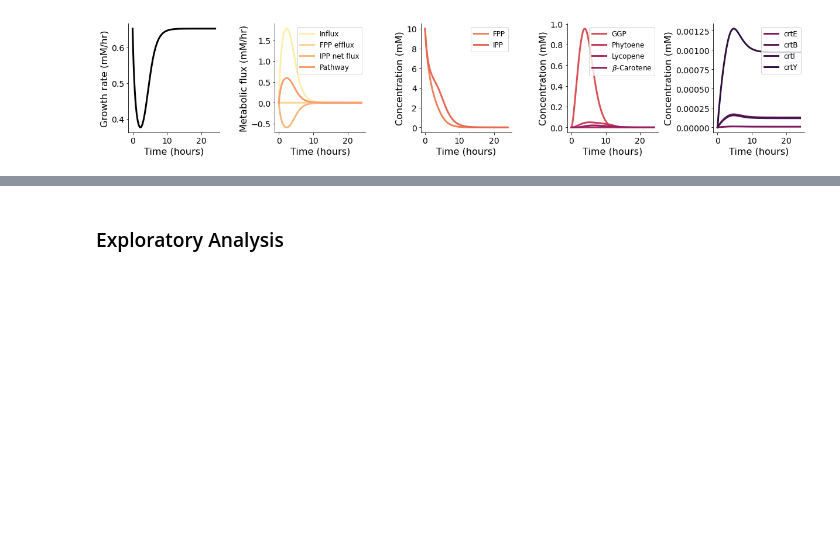
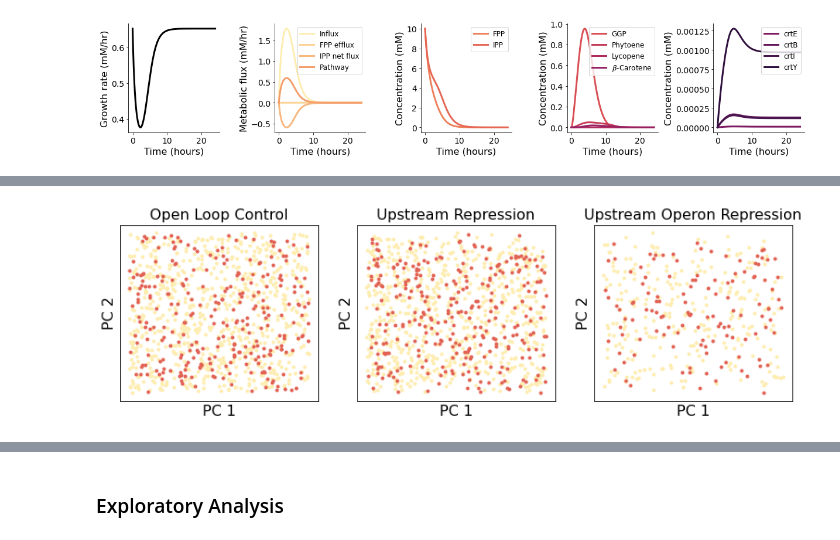
Before and after one commit to cjmerzbacher/joint-simulator, a Jupyter notebook: beta_carotene/bcar_viz.ipynb, the cells around one changed output, grey strips where cells are left out. Drawn from its saved outputs; the diff is of its cells as text; code cells hidden in the pictures; blank space fills up the shorter version.

```diff
--- a/beta_carotene/bcar_viz.ipynb
+++ b/beta_carotene/bcar_viz.ipynb
@@ -144,0 +149,18 @@ fig.savefig("../figs/bcar_samplesim.png", dpi=300)
+# %%
+##Read in data (burden already computed)
+sum_nc = pd.read_csv('F:/burden/beta_carotene/nc/sum_data_nc_feas.csv')
+sum_ur = pd.read_csv('F:/burden/beta_carotene/ur/sum_data_ur_feas.csv')
+sum_op = pd.read_csv('F:/burden/beta_carotene/ur_operon/ur_operon/sum_data_ur_operon_burden.csv')
+##Read in operon data (partial) and compute burden
+# sum_op = pd.read_csv('F:/burden/beta_carotene/ur_operon/ur_operon/sum_data_ur_operon.csv')
+# fba_op = pd.read_csv('F:/burden/beta_carotene/ur_operon/ur_operon/sim_fba_data_ur_operon.csv')
+# print('read in data')
+# #compute sum under lam curve
+# burdens = []
+# for w in fba_op.W.unique():
+#     fba_data = fba_op.loc[fba_op.W == w].reset_index(drop=True)
+#     burden = sum(fba_data.lam[0] - fba_data.lam)
+#     burdens.append(burden)
+# sum_op['burden'] = burdens
+# print('N= ', len(sum_op))
+# sum_op.to_csv('F:/burden/beta_carotene/ur_operon/ur_operon/sum_data_ur_operon_burden.csv')
@@ -144,0 +206,59 @@ fig.savefig("../figs/bcar_samplesim.png", dpi=300)
+# %%
+#FIGURE: PCA of W space with feasible samples labeled
+sum_ur_infeas = sum_ur.loc[~sum_ur.w2.isin(sum_ur_feas.w2)]
+sum_nc_infeas = sum_nc.loc[~sum_nc.w2.isin(sum_nc_feas.w2)]
+sum_op_infeas = sum_op.loc[~sum_op.w2.isin(sum_op_feas.w2)]
+
+pca_nc = PCA(n_components=2)
+pca_nc.fit(sum_nc[['w1', 'w2', 'w3', 'w4']])
+pc_nc_f = pca_nc.transform(sum_nc_feas[['w1', 'w2', 'w3', 'w4']])
+pc_nc_i = pca_nc.transform(sum_nc_infeas[['w1', 'w2', 'w3', 'w4']])
+
+pca_ur = PCA(n_components=2)
+pca_ur.fit(sum_ur[['w1', 'w2', 'w3', 'w4']])
+pc_ur_f = pca_ur.transform(sum_ur_feas[['w1', 'w2', 'w3', 'w4']])
+pc_ur_i = pca_ur.transform(sum_ur_infeas[['w1', 'w2', 'w3', 'w4']])
+
+pca_op = PCA(n_components=2)
+pca_op.fit(sum_op[['w1', 'w2', 'w3', 'w4']])
+pc_op_f = pca_op.transform(sum_op_feas[['w1', 'w2', 'w3', 'w4']])
+pc_op_i = pca_op.transform(sum_op_infeas[['w1', 'w2', 'w3', 'w4']])
+
+palette = cmaps.matter.discrete(6).colors
+
+linewidth = 3
+axislabelsize=16
+axistickssize=14
+legendsize=12
+titlesize = 16
+fig, axs = plt.subplots(1, 3, figsize=(13, 3.5))
+#No control
+ax = axs[0]
+ax.plot(pc_nc_f[:, 0], pc_nc_f[:, 1], '.', color=palette[0], label='feasible')
+ax.plot(pc_nc_i[:, 0], pc_nc_i[:, 1], '.',color=palette[2], label='infeasible')
+ax.set_xlabel('PC 1', fontsize=axislabelsize)
+ax.set_ylabel('PC 2', fontsize=axislabelsize)
+ax.set_xticks([])
+ax.set_yticks([])
+ax.set_title('Open Loop Control', fontsize=titlesize)
+#UR
+ax = axs[1]
+ax.plot(pc_ur_f[:, 0], pc_ur_f[:, 1],'.', color=palette[0], label='feasible')
+ax.plot(pc_ur_i[:, 0], pc_ur_i[:, 1], '.',color=palette[2], label='infeasible')
+ax.set_xlabel('PC 1', fontsize=axislabelsize)
+ax.set_ylabel('PC 2', fontsize=axislabelsize)
+ax.set_xticks([])
+ax.set_yticks([])
+ax.set_title('Upstream Repression', fontsize=titlesize)
+#Operon
+ax = axs[2]
+ax.plot(pc_op_f[:, 0], pc_op_f[:, 1],'.', color=palette[0], label='feasible')
+ax.plot(pc_op_i[:, 0], pc_op_i[:, 1], '.', color=palette[2], label='infeasible')
+ax.set_xlabel('PC 1', fontsize=axislabelsize)
+ax.set_ylabel('PC 2', fontsize=axislabelsize)
+ax.set_xticks([])
+ax.set_yticks([])
+ax.set_title('Upstream Operon Repression', fontsize=titlesize)
+fig.savefig('../figs/lhc_feasibility_pca.png', dpi=500)
+# %% [output]
+[figure, added]
```
Also changed, not shown: parts of 16 cells of this notebook, 4 other files.
